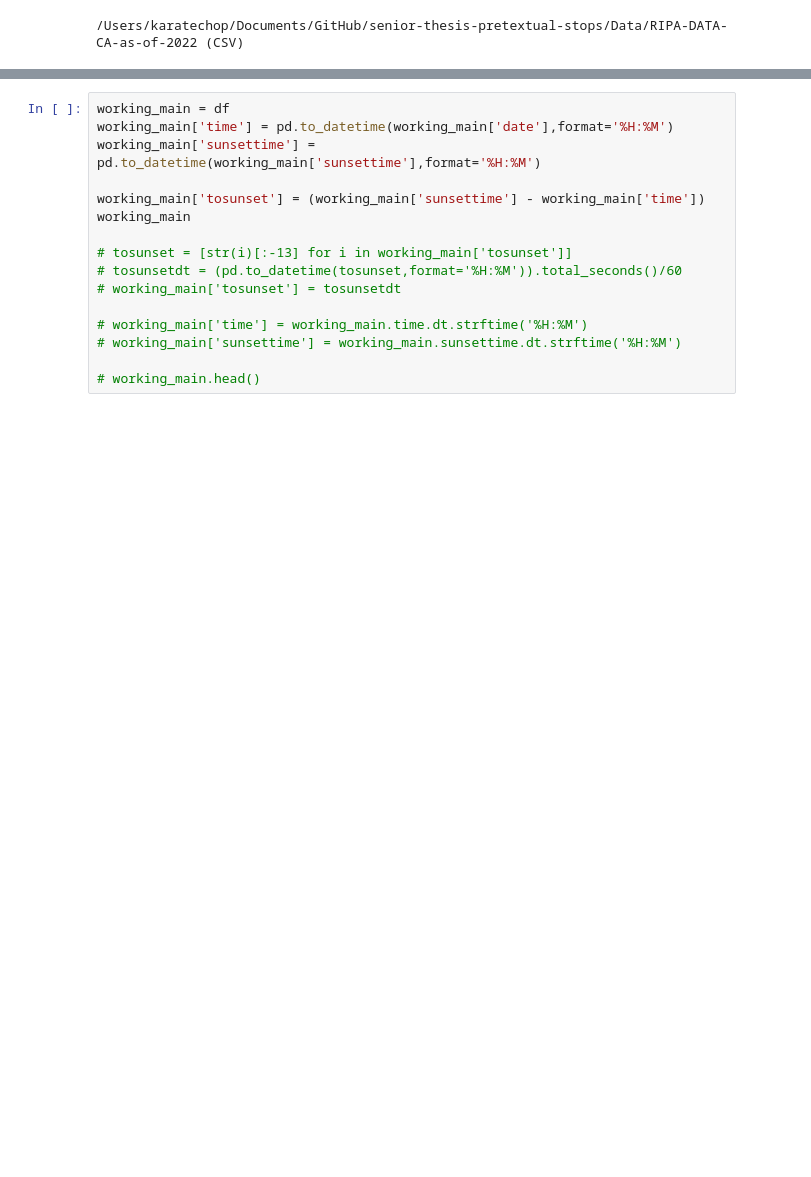
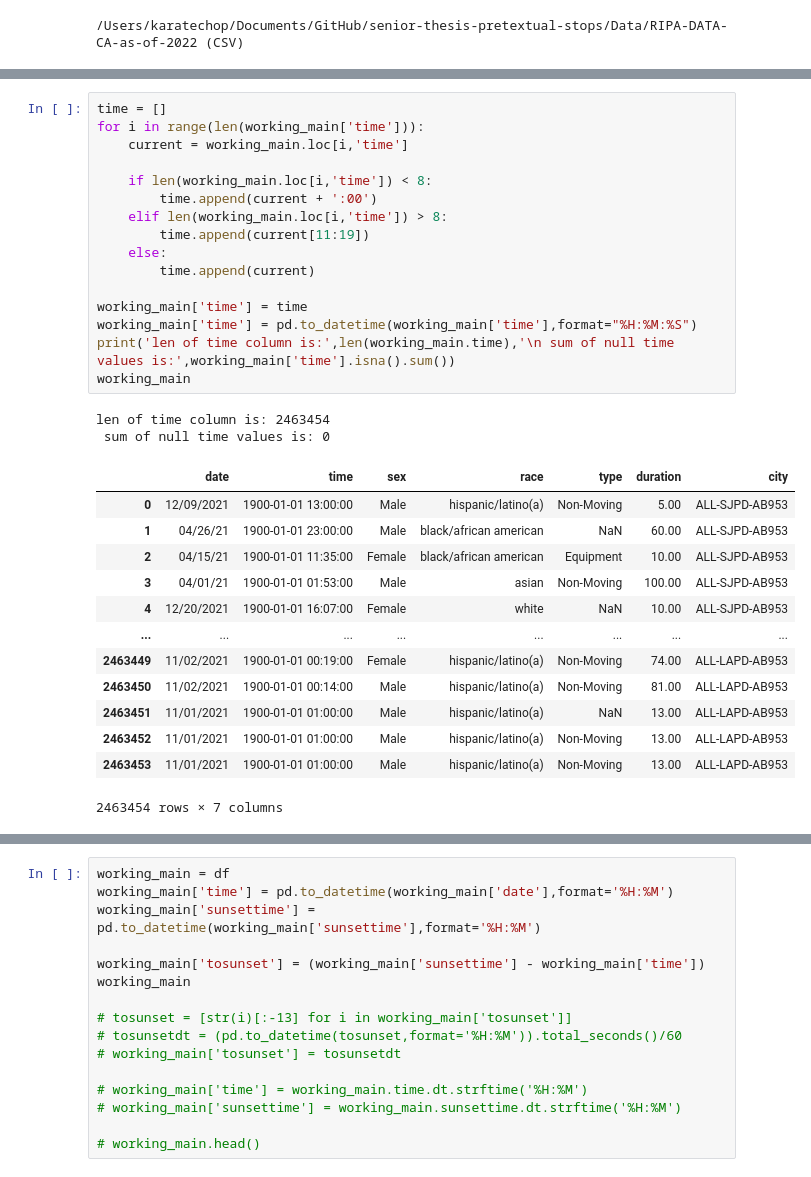
Before and after one commit to kch0p/senior-thesis-pretextual-stops, a Jupyter notebook: Notebooks/Section 2.A.ipynb, the cells around one changed output, grey strips where cells are left out. Saved outputs shown, nothing was run; the diff lists cells and outputs as text; blank space fills up the shorter version.

```diff
--- a/Notebooks/Section 2.A.ipynb
+++ b/Notebooks/Section 2.A.ipynb
@@ -368,3 +339,35 @@ working_main['datetime'].isna().sum()
+# %%
+time = []
+for i in range(len(working_main['time'])):
+    current = working_main.loc[i,'time']
+
+    if len(working_main.loc[i,'time']) < 8:
+        time.append(current + ':00')
+    elif len(working_main.loc[i,'time']) > 8:
+        time.append(current[11:19])
+    else:
+        time.append(current)
+
+working_main['time'] = time
+working_main['time'] = pd.to_datetime(working_main['time'],format="%H:%M:%S")
+print('len of time column is:',len(working_main.time),'\n sum of null time values is:',working_main['time'].isna().sum())
+working_main
+# %% [output]
+len of time column is: 2463454
+ sum of null time values is: 0
+|  | date | time | sex | race | type | duration | city |
+| 0 | 12/09/2021 | 1900-01-01 13:00:00 | Male | hispanic/latino(a) | Non-Moving | 5.00 | ALL-SJPD-AB953 |
+| 1 | 04/26/21 | 1900-01-01 23:00:00 | Male | black/african american | NaN | 60.00 | ALL-SJPD-AB953 |
+| 2 | 04/15/21 | 1900-01-01 11:35:00 | Female | black/african american | Equipment | 10.00 | ALL-SJPD-AB953 |
+| 3 | 04/01/21 | 1900-01-01 01:53:00 | Male | asian | Non-Moving | 100.00 | ALL-SJPD-AB953 |
+| 4 | 12/20/2021 | 1900-01-01 16:07:00 | Female | white | NaN | 10.00 | ALL-SJPD-AB953 |
+| ... | ... | ... | ... | ... | ... | ... | ... |
+| 2463449 | 11/02/2021 | 1900-01-01 00:19:00 | Female | hispanic/latino(a) | Non-Moving | 74.00 | ALL-LAPD-AB953 |
+| 2463450 | 11/02/2021 | 1900-01-01 00:14:00 | Male | hispanic/latino(a) | Non-Moving | 81.00 | ALL-LAPD-AB953 |
+| 2463451 | 11/01/2021 | 1900-01-01 01:00:00 | Male | hispanic/latino(a) | NaN | 13.00 | ALL-LAPD-AB953 |
+| 2463452 | 11/01/2021 | 1900-01-01 01:00:00 | Male | hispanic/latino(a) | Non-Moving | 13.00 | ALL-LAPD-AB953 |
+| 2463453 | 11/01/2021 | 1900-01-01 01:00:00 | Male | hispanic/latino(a) | Non-Moving | 13.00 | ALL-LAPD-AB953 |
+2463454 rows × 7 columns
 # %%
 working_main = working_main.rename(columns={'city':'agency'})
 
```
Also changed, not shown: parts of 21 cells of this notebook, 1 other file.
